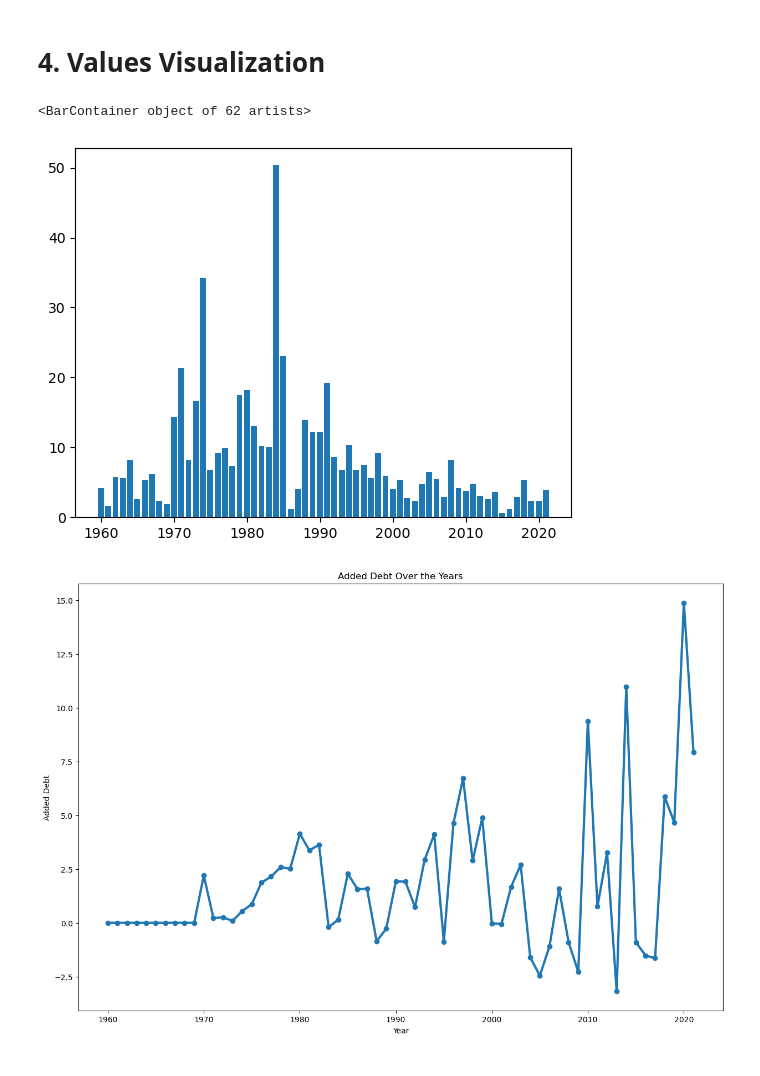
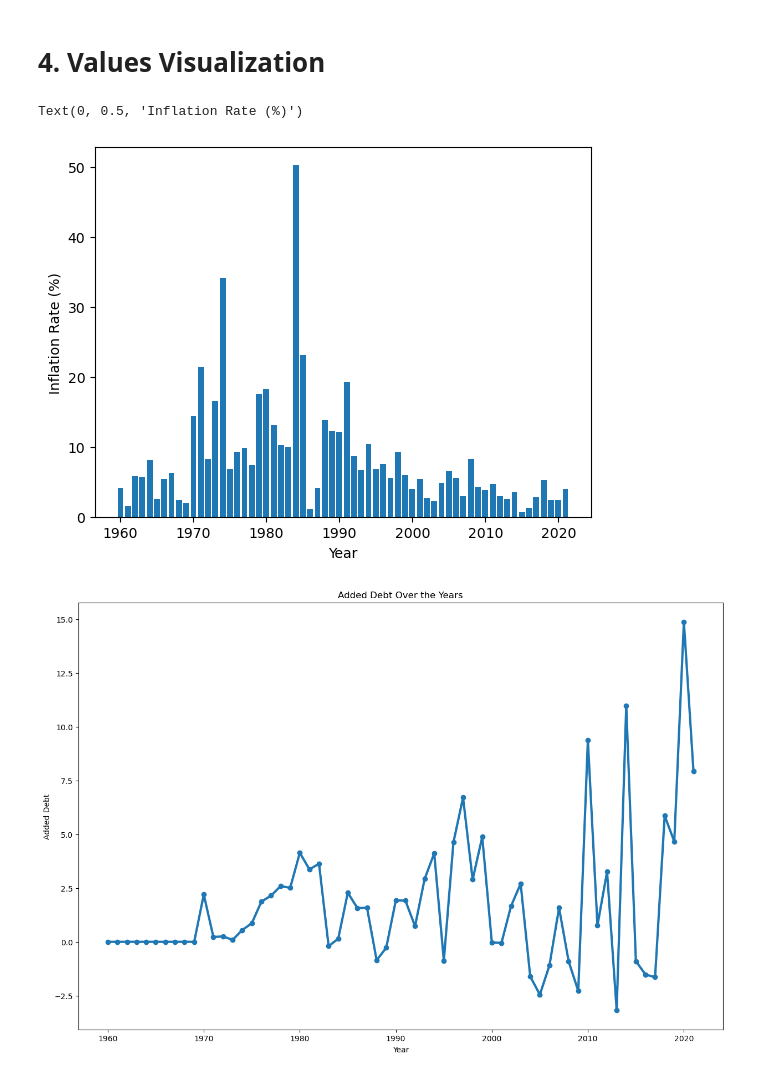
Before and after one commit to Giyanellow/Time-Series-Analysis-on-Philippine-Debt-and-Inflation, a Jupyter notebook: Time-Series-Analysis-On-Philippine-Inflation.ipynb, the cells around one changed output. Drawn from its saved outputs; the diff is of its cells as text; code cells hidden in the pictures.

```diff
--- a/CAPSTONE PROJECT.ipynb
+++ b/Time-Series-Analysis-On-Philippine-Inflation.ipynb
@@ -301,9 +378,11 @@ df_inflation.head(65)
 # 4. Values Visualization
 # %%
 plt.bar(df_inflation['Year'], df_inflation['Inflation Rate'])
+plt.xlabel('Year')
+plt.ylabel('Inflation Rate (%)')
 # %% [output]
-<BarContainer object of 62 artists>
+Text(0, 0.5, 'Inflation Rate (%)')
-[figure, old version]
+[figure, new version]
 # %%
 # Line plot
 plt.figure(figsize=(15, 10))
```
Also changed, not shown: parts of 14 cells of this notebook, 4 other files.
